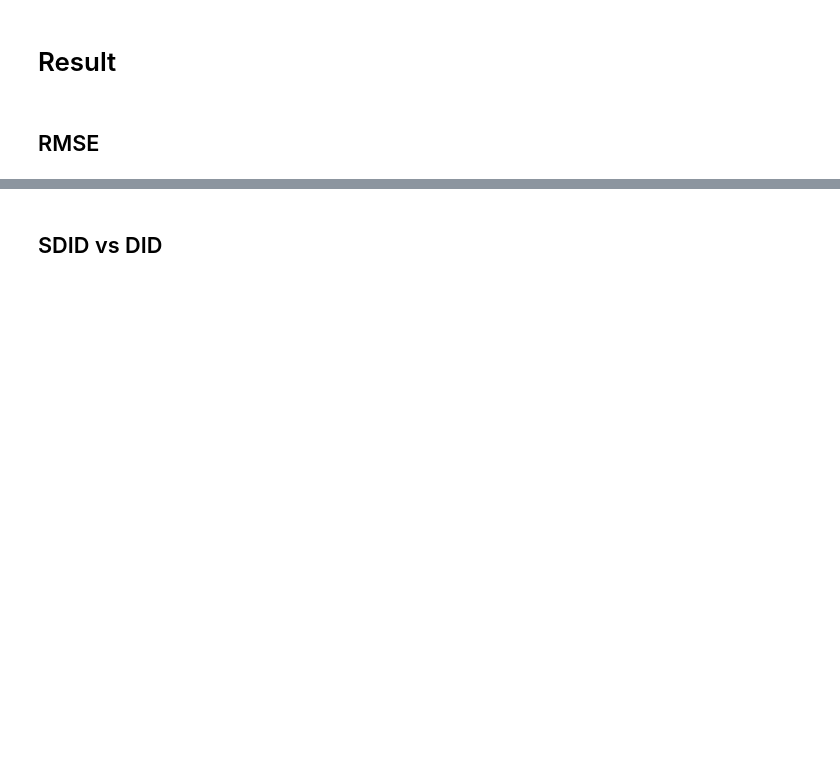
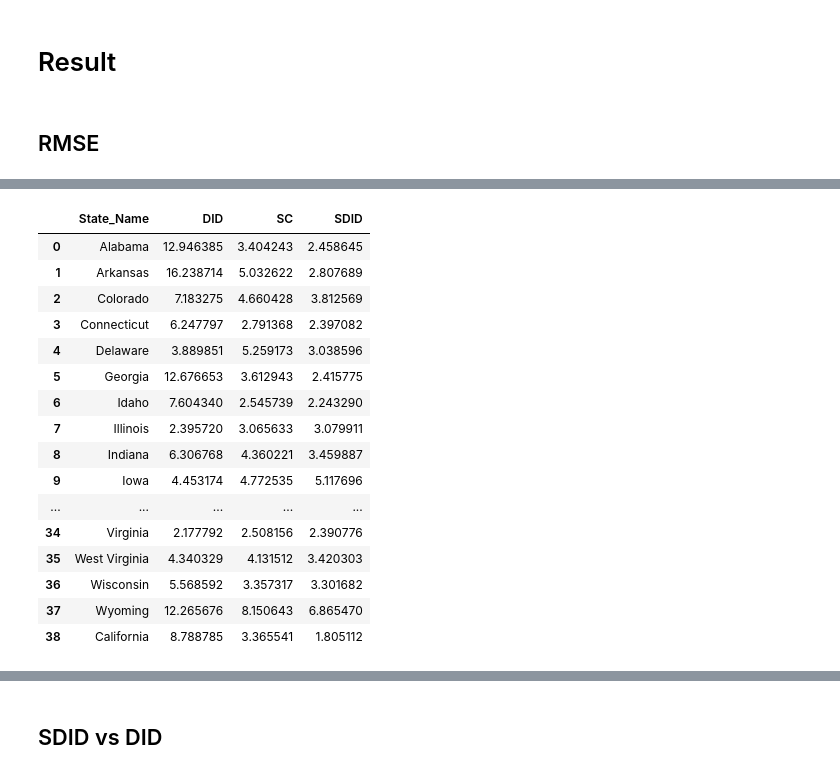
Before and after one commit to dropout009/sdid_python, a Jupyter notebook: src/sdid.ipynb, the cells around one changed output, grey strips where cells are left out. Cells and saved outputs as stored; diff of their text form; code cells hidden in the pictures; blank space fills up the shorter version.

```diff
--- a/src/sdid.ipynb
+++ b/src/sdid.ipynb
@@ -158,3 +171,23 @@ df_rmse = pd.DataFrame(data={'DID': rmse_did, 'SC': rmse_sc, 'SDID': rmse_sdid})
+# %%
+df_rmse
+# %% [output]
+|  | State_Name | DID | SC | SDID |
+| 0 | Alabama | 12.946385 | 3.404243 | 2.458645 |
+| 1 | Arkansas | 16.238714 | 5.032622 | 2.807689 |
+| 2 | Colorado | 7.183275 | 4.660428 | 3.812569 |
+| 3 | Connecticut | 6.247797 | 2.791368 | 2.397082 |
+| 4 | Delaware | 3.889851 | 5.259173 | 3.038596 |
+| 5 | Georgia | 12.676653 | 3.612943 | 2.415775 |
+| 6 | Idaho | 7.604340 | 2.545739 | 2.243290 |
+| 7 | Illinois | 2.395720 | 3.065633 | 3.079911 |
+| 8 | Indiana | 6.306768 | 4.360221 | 3.459887 |
+| 9 | Iowa | 4.453174 | 4.772535 | 5.117696 |
+| ... | ... | ... | ... | ... |
+| 34 | Virginia | 2.177792 | 2.508156 | 2.390776 |
+| 35 | West Virginia | 4.340329 | 4.131512 | 3.420303 |
+| 36 | Wisconsin | 5.568592 | 3.357317 | 3.301682 |
+| 37 | Wyoming | 12.265676 | 8.150643 | 6.865470 |
+| 38 | California | 8.788785 | 3.365541 | 1.805112 |
 # %%
 df_rmse.describe()
 # %% [output]
```
Also changed, not shown: parts of 9 cells of this notebook.
